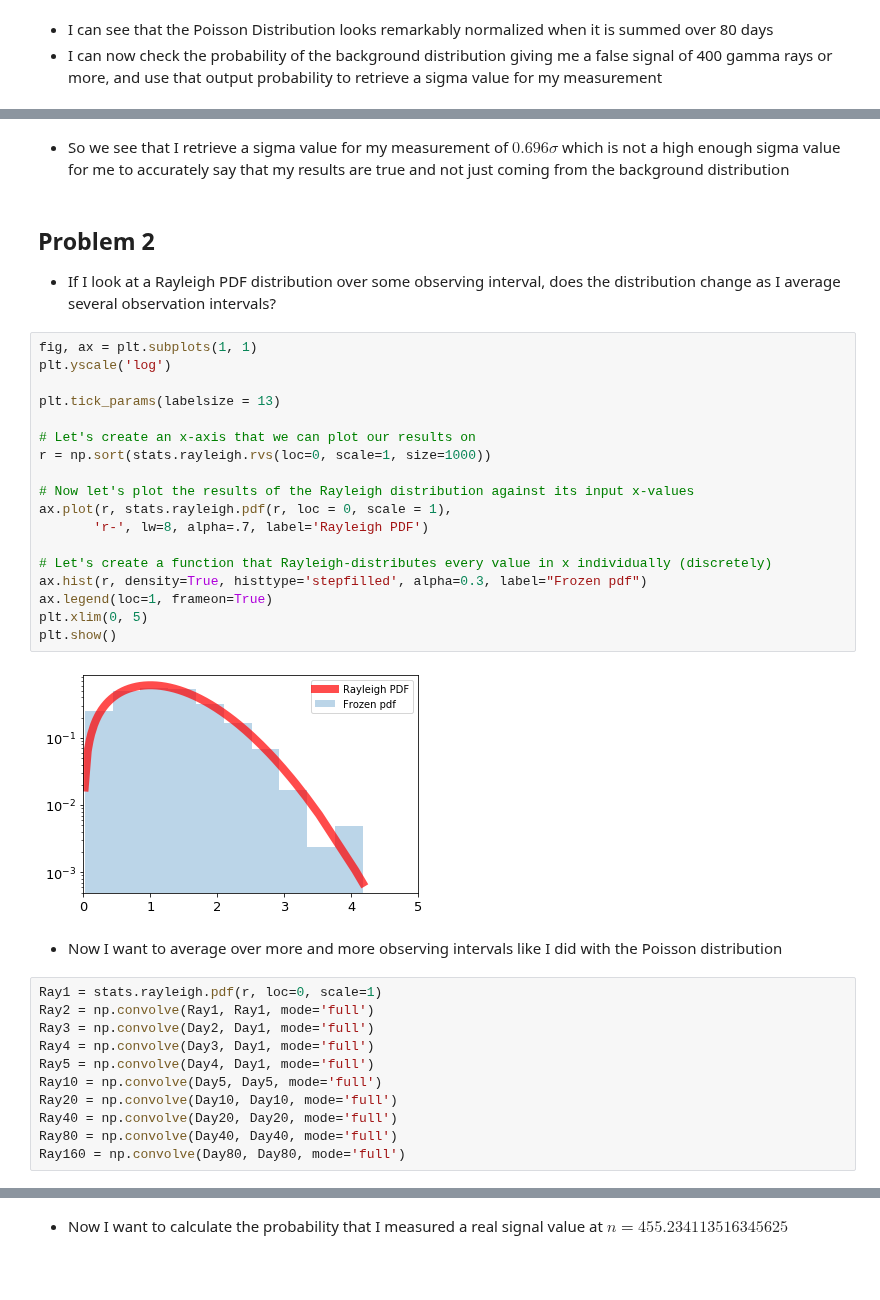
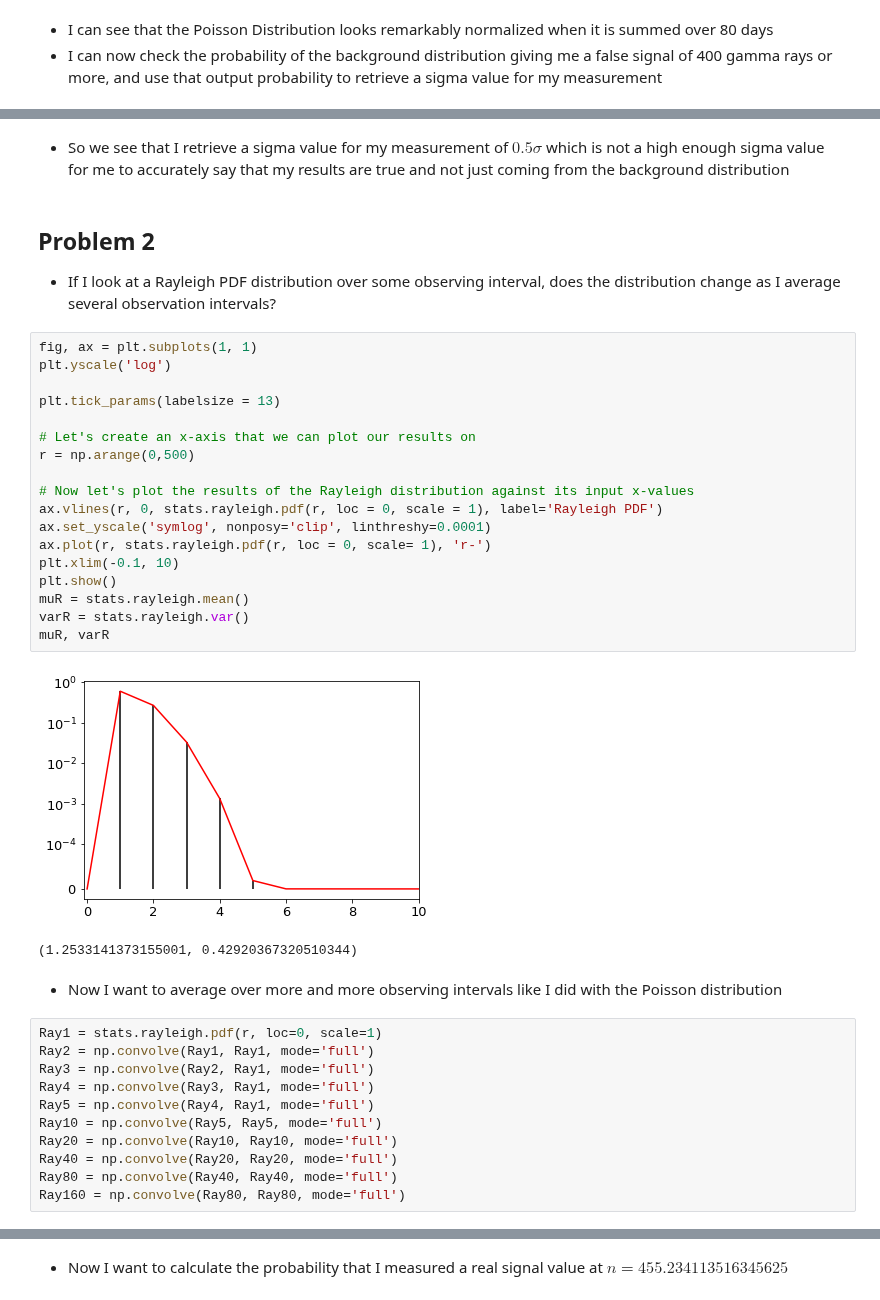
Before and after one commit to jbc1216/434-Portfolio, a Jupyter notebook: FinchCarr_Lab02.ipynb, the cells around one changed output, grey strips where cells are left out. Drawn from its saved outputs; the diff is of its cells as text; blank space fills up the shorter version.

```diff
--- a/FinchCarr_Lab02.ipynb
+++ b/FinchCarr_Lab02.ipynb
@@ -168,5 +223,5 @@ stats.norm.cdf(gammaP, loc=0, scale=1)
 # %% [markdown]
-- So we see that I retrieve a sigma value for my measurement of $0.696\sigma$ which is not a high enough sigma value for me to accurately say that my results are true and not just coming from the background distribution
+- So we see that I retrieve a sigma value for my measurement of $0.5\sigma$ which is not a high enough sigma value for me to accurately say that my results are true and not just coming from the background distribution
 # %% [markdown]
 ## Problem 2
 
@@ -174,34 +229,35 @@ stats.norm.cdf(gammaP, loc=0, scale=1)
 # %%
 fig, ax = plt.subplots(1, 1)
 plt.yscale('log')
 
 plt.tick_params(labelsize = 13)
 
 # Let's create an x-axis that we can plot our results on
-r = np.sort(stats.rayleigh.rvs(loc=0, scale=1, size=1000))
+r = np.arange(0,500)
 
 # Now let's plot the results of the Rayleigh distribution against its input x-values
-ax.plot(r, stats.rayleigh.pdf(r, loc = 0, scale = 1),
-       'r-', lw=8, alpha=.7, label='Rayleigh PDF')
-
-# Let's create a function that Rayleigh-distributes every value in x individually (discretely)
-ax.hist(r, density=True, histtype='stepfilled', alpha=0.3, label="Frozen pdf")
-ax.legend(loc=1, frameon=True)
-plt.xlim(0, 5)
+ax.vlines(r, 0, stats.rayleigh.pdf(r, loc = 0, scale = 1), label='Rayleigh PDF')
+ax.set_yscale('symlog', nonposy='clip', linthreshy=0.0001)
+ax.plot(r, stats.rayleigh.pdf(r, loc = 0, scale= 1), 'r-')
+plt.xlim(-0.1, 10)
 plt.show()
+muR = stats.rayleigh.mean()
+varR = stats.rayleigh.var()
+muR, varR
 # %% [output]
-[figure, old version]
+[figure, new version]
+(1.2533141373155001, 0.42920367320510344)
 # %% [markdown]
 - Now I want to average over more and more observing intervals like I did with the Poisson distribution
 # %%
 Ray1 = stats.rayleigh.pdf(r, loc=0, scale=1)
 Ray2 = np.convolve(Ray1, Ray1, mode='full')
-Ray3 = np.convolve(Day2, Day1, mode='full')
-Ray4 = np.convolve(Day3, Day1, mode='full')
-Ray5 = np.convolve(Day4, Day1, mode='full')
-Ray10 = np.convolve(Day5, Day5, mode='full')
-Ray20 = np.convolve(Day10, Day10, mode='full')
-Ray40 = np.convolve(Day20, Day20, mode='full')
-Ray80 = np.convolve(Day40, Day40, mode='full')
-Ray160 = np.convolve(Day80, Day80, mode='full')
+Ray3 = np.convolve(Ray2, Ray1, mode='full')
+Ray4 = np.convolve(Ray3, Ray1, mode='full')
+Ray5 = np.convolve(Ray4, Ray1, mode='full')
+Ray10 = np.convolve(Ray5, Ray5, mode='full')
+Ray20 = np.convolve(Ray10, Ray10, mode='full')
+Ray40 = np.convolve(Ray20, Ray20, mode='full')
+Ray80 = np.convolve(Ray40, Ray40, mode='full')
+Ray160 = np.convolve(Ray80, Ray80, mode='full')
 # %%
```
Also changed, not shown: parts of 11 cells of this notebook.
